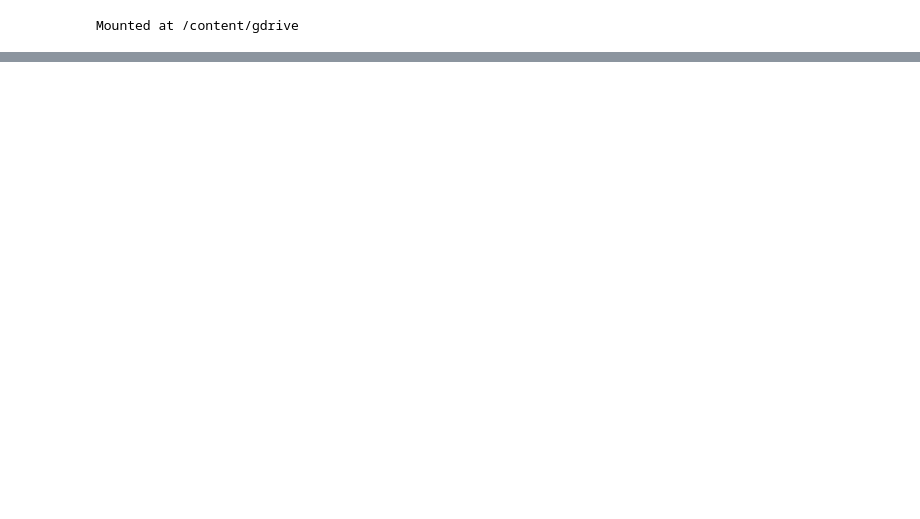
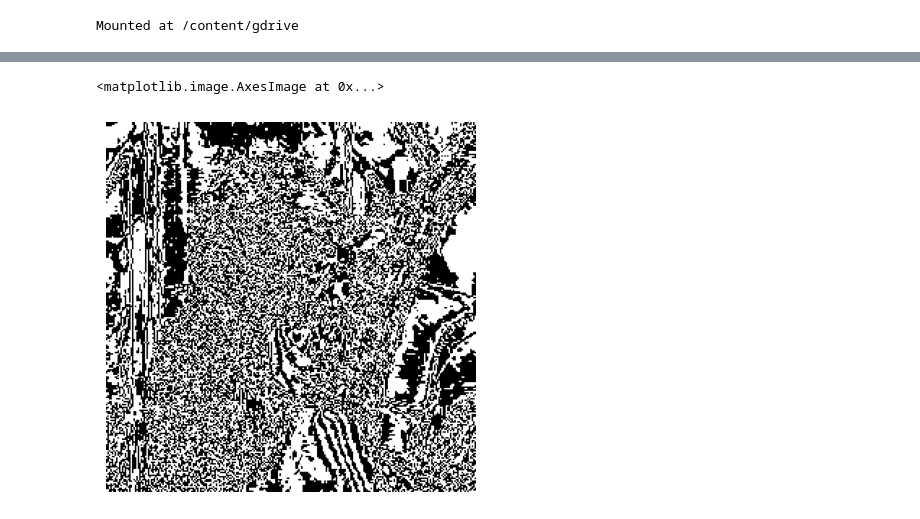
Before and after one commit to Gaenariya/IPcolab, a Jupyter notebook: 6.ipynb, the cells around one changed output, grey strips where cells are left out. Saved outputs shown, nothing was run; the diff lists cells and outputs as text; code cells hidden in the pictures; blank space fills up the shorter version.

```diff
--- a/6.ipynb
+++ b/6.ipynb
@@ -95,0 +109,27 @@ cv2_imshow(output)
+# %%
+planeNum = 4
+planeValue = 1
+
+# planeValue 계산
+for i in range(planeNum - 1):
+  planeValue *= 2
+
+# gPoint 초기화 (오류 원인 중 하나였음)
+gPoint = np.zeros((gImg4.shape[0], gImg4.shape[1]), dtype=np.uint8)
+
+# 비트 검사 및 값 설정
+for h in range(gImg4.shape[0]):
+  for w in range(gImg4.shape[1]):
+    imValue = gImg4[h, w]
+    imValue = int(imValue / planeValue)
+    if imValue % 2 == 0:
+      imValue = 0
+    else:
+      imValue = 255
+    gPoint[h, w] = imValue  # ← planeValue 곱하면 값 범위 초과할 수 있으므로 제거
+
+plt.axis('off')
+plt.imshow(gPoint, cmap='gray')
+# %% [output]
+<matplotlib.image.AxesImage at 0x...>
+[figure, added]
```
Also changed, not shown: parts of 22 cells of this notebook.
